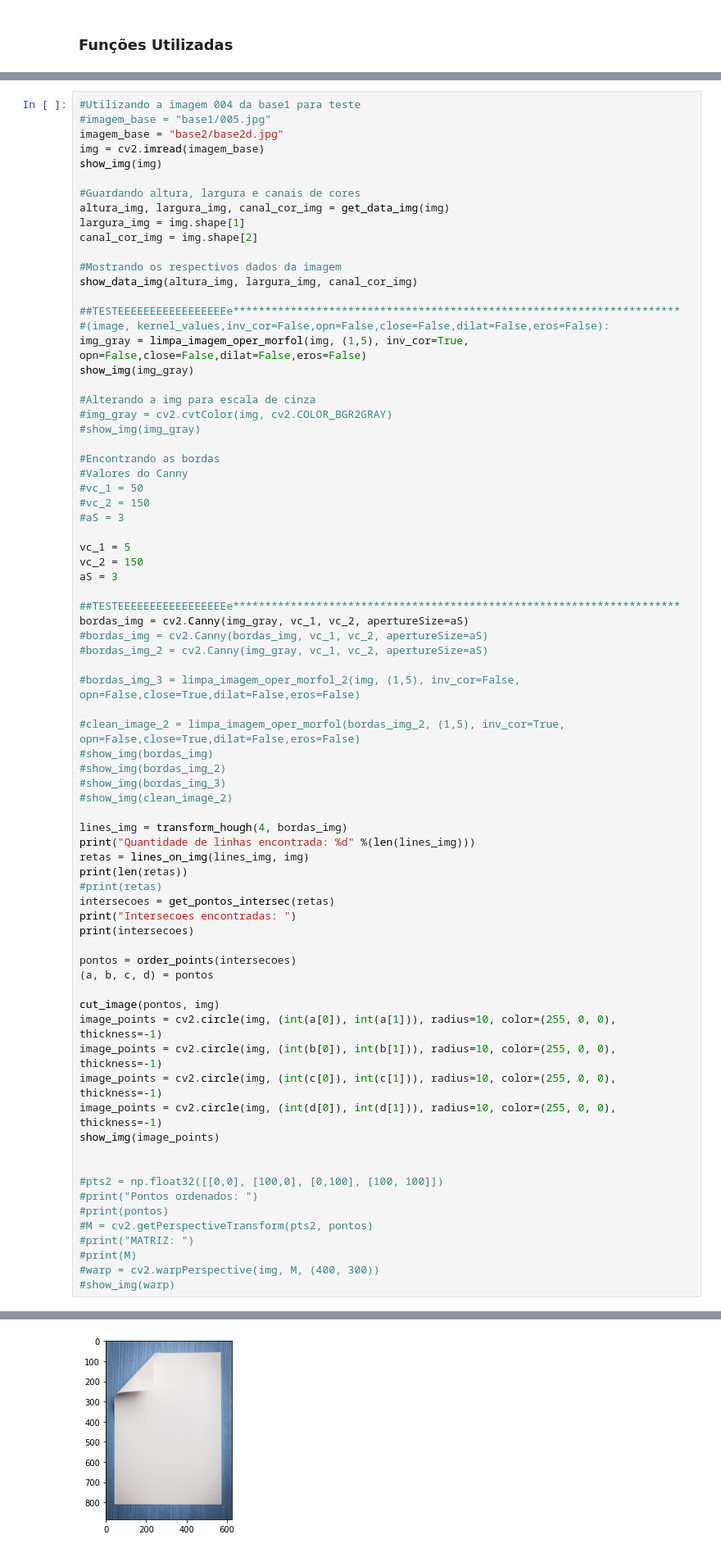
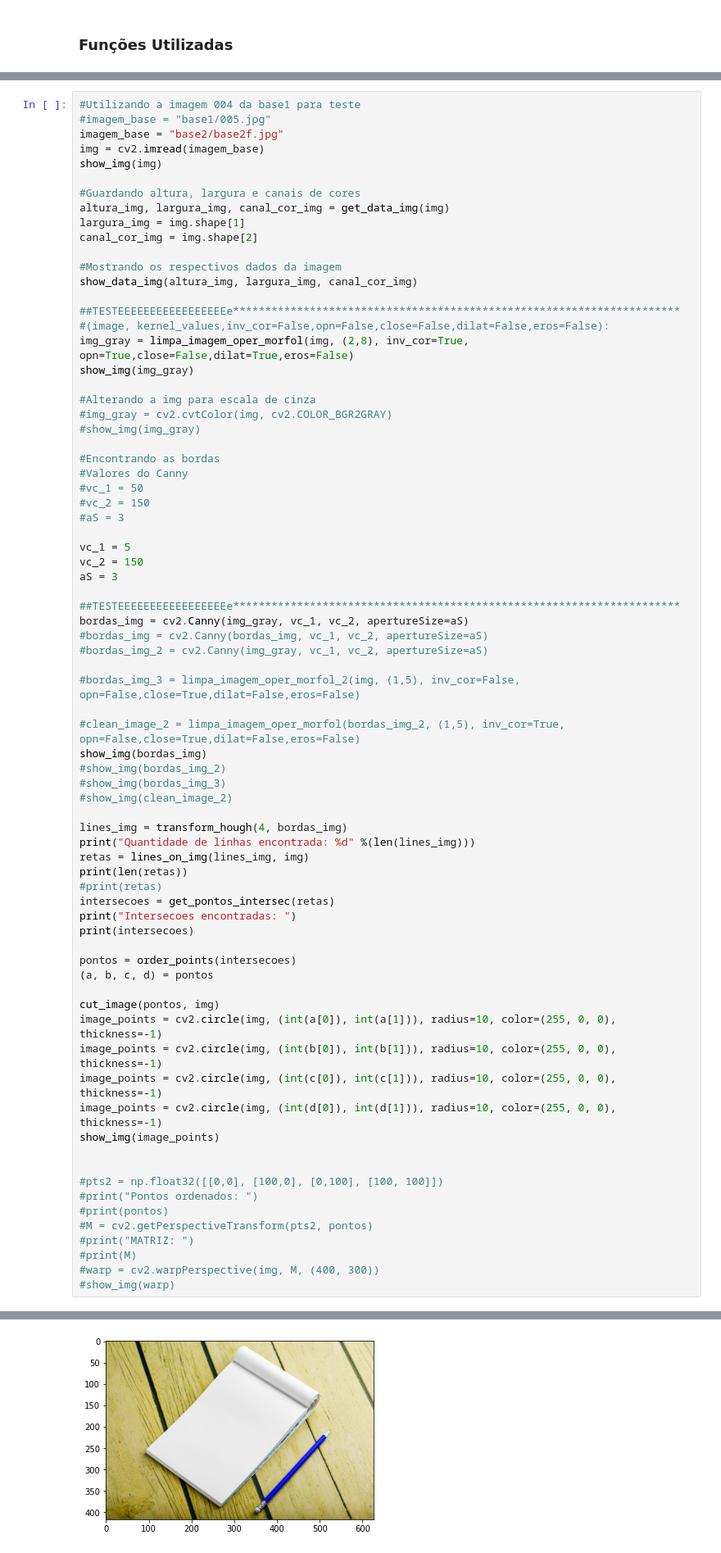
Before and after one commit to GodKelvin/PDI_Correcao_Folha, a Jupyter notebook: correcao_folha.ipynb, the cells around one changed output, grey strips where cells are left out. Shown at 82% size. Cells and saved outputs as stored; diff of their text form.

```diff
--- a/correcao_folha.ipynb
+++ b/correcao_folha.ipynb
@@ -222,7 +222,7 @@ def limpa_imagem_oper_morfol_2(image, kernel_values,inv_cor=False,opn=False,clos
 # %%
 #Utilizando a imagem 004 da base1 para teste
 #imagem_base = "base1/005.jpg"
-imagem_base = "base2/base2d.jpg"
+imagem_base = "base2/base2f.jpg"
 img = cv2.imread(imagem_base)
 show_img(img)
 
@@ -236,7 +236,7 @@ show_data_img(altura_img, largura_img, canal_cor_img)
 
 ##TESTEEEEEEEEEEEEEEEEEe**********************************************************************
 #(image, kernel_values,inv_cor=False,opn=False,close=False,dilat=False,eros=False):
-img_gray = limpa_imagem_oper_morfol(img, (1,5), inv_cor=True, opn=False,close=False,dilat=False,eros=False)
+img_gray = limpa_imagem_oper_morfol(img, (2,8), inv_cor=True, opn=True,close=False,dilat=True,eros=False)
 show_img(img_gray)
 
 #Alterando a img para escala de cinza
@@ -261,7 +261,7 @@ bordas_img = cv2.Canny(img_gray, vc_1, vc_2, apertureSize=aS)
 #bordas_img_3 = limpa_imagem_oper_morfol_2(img, (1,5), inv_cor=False, opn=False,close=True,dilat=False,eros=False)
 
 #clean_image_2 = limpa_imagem_oper_morfol(bordas_img_2, (1,5), inv_cor=True, opn=False,close=True,dilat=False,eros=False)
-#show_img(bordas_img)
+show_img(bordas_img)
 #show_img(bordas_img_2)
 #show_img(bordas_img_3)
 #show_img(clean_image_2)
@@ -313 +314 @@ Intersecoes encontradas:
-[figure, old version]
+[figure, new version]
```
Also changed, not shown: parts of 1 cell of this notebook.
